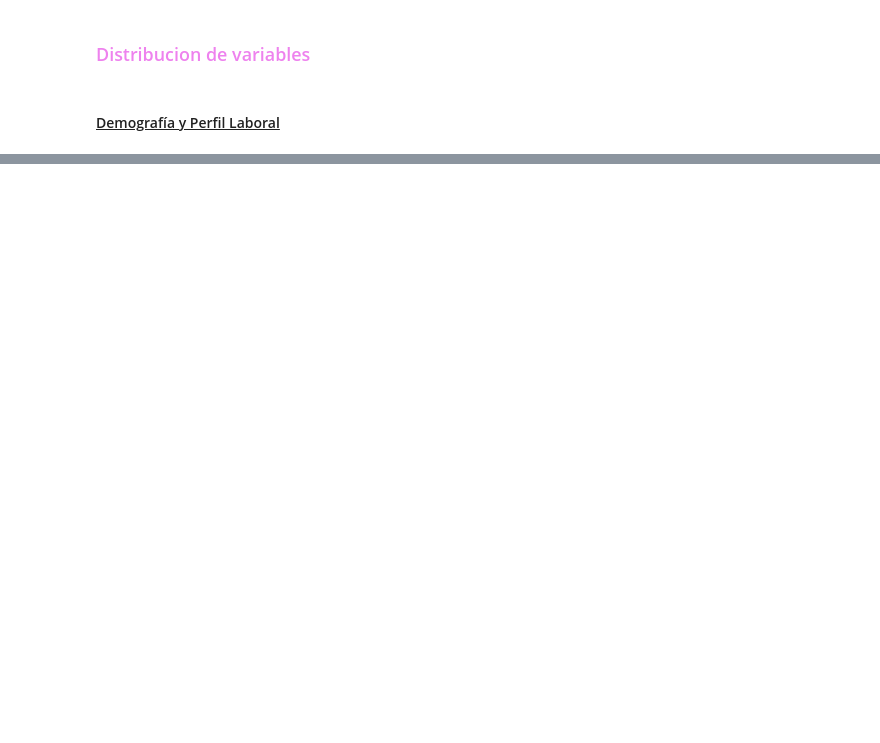
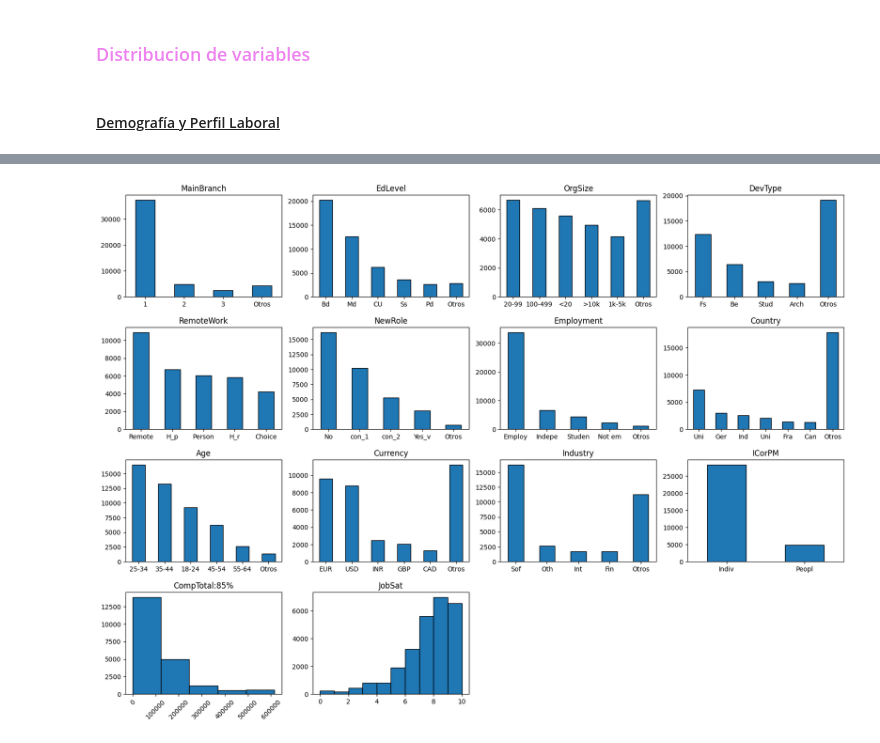
Before and after one commit to gonbenini/ciencia-datos-tpe, a Jupyter notebook: entregable.ipynb, the cells around one changed output, grey strips where cells are left out. Saved outputs shown, nothing was run; the diff lists cells and outputs as text; code cells hidden in the pictures; blank space fills up the shorter version.

Commit message:
implemento dashboard dinamico y hago graficos-1

```diff
--- a/entregable.ipynb
+++ b/entregable.ipynb
@@ -173,0 +99,2 @@ if resultado is not None:
+# %%
+dash = ds.Dashboard(columns=4, figsize=(20, 4))
@@ -173,0 +131,4 @@ if resultado is not None:
+# %%
+#this
+df['Employment'] = df['Employment'].replace('Independent contractor, freelancer, or self-employed', 'Independent')
+dash.add.bar(df, "Employment", min=1000, cut=6)
@@ -173,0 +173,28 @@ if resultado is not None:
+# %%
+dash.add.bar(df, "Country", min=1000, cut=3)
+dash.add.bar(df, "Age", min=2000, cut=' ')
+dash.add.bar(df, "Currency", min=1000, cut=3)
+dash.add.bar(df, "Industry", min=1500, cut=3)
+dash.add.bar(df, "ICorPM", min=1500, cut=5)
+dash.addChart(histEs(bins=5))
+columnas = [
+    'MainBranch',
+    'Age',
+    'Country',
+    'Currency',
+    'EdLevel',
+    'Employment',
+    'EmploymentAddl',
+    'Industry',
+    'OrgSize',
+    'DevType',
+    'ICorPM',
+    'RemoteWork',
+    'JobSat',
+    'NewRole'
+]
+dash.add.multiple_hist(df, columnas, bins=10)
+
+dash.show()
+# %% [output]
+[figure, added]
```
Also changed, not shown: parts of 16 cells of this notebook, 3 other files.
